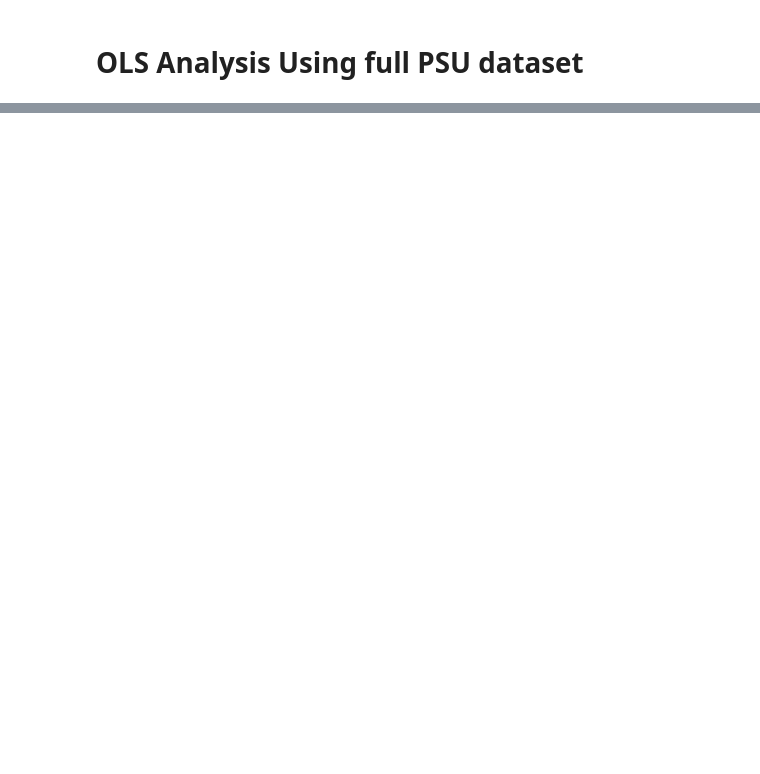
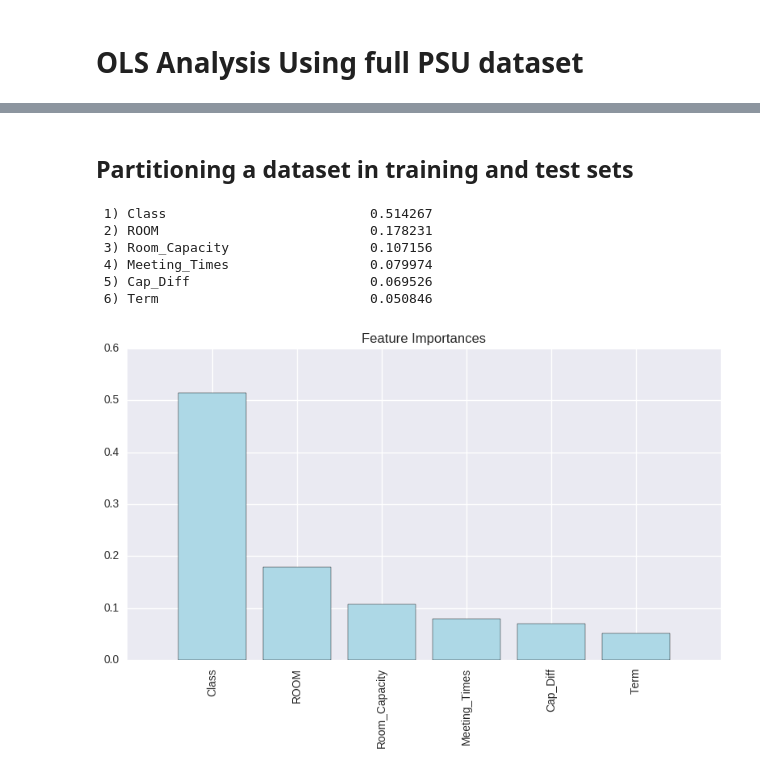
Before and after one commit to saashimi/CPO-datascience, a Jupyter notebook: CPO Datascience - dev-full_dataset-Regression.ipynb, the cells around one changed output, grey strips where cells are left out. Drawn from its saved outputs; the diff is of its cells as text; code cells hidden in the pictures; blank space fills up the shorter version.

```diff
--- a/CPO Datascience - dev-full_dataset-Regression.ipynb
+++ b/CPO Datascience - dev-full_dataset-Regression.ipynb
@@ -137,0 +66,10 @@ NameError: name 'y_true' is not defined
+# %%
+# Map and Enumerate
+
+from sklearn.preprocessing import LabelEncoder
+
+cat_columns = ['Dept', 'Class', 'Meeting_Times', 'ROOM' ]
+
+for column in cat_columns:
+    col_mapping = {label: idx for idx, label in enumerate(np.unique(df_cl['{0}'.format(column)]))}
+    df_cl['{0}'.format(column)] = df_cl['{0}'.format(column)].map(col_mapping)
@@ -137,0 +119,2 @@ NameError: name 'y_true' is not defined
+# %% [markdown]
+## Partitioning a dataset in training and test sets
@@ -137,0 +158,39 @@ NameError: name 'y_true' is not defined
+# %%
+from sklearn.ensemble import RandomForestClassifier
+
+feat_labels = df_cl.columns[1:]
+
+forest = RandomForestClassifier(n_estimators=1000,
+                                random_state=0,
+                                n_jobs=-1)
+
+forest.fit(X_train, y_train)
+importances = forest.feature_importances_
+
+indices = np.argsort(importances)[::-1]
+
+for f in range(X_train.shape[1]):
+    print("%2d) %-*s %f" % (f + 1, 30,
+                            feat_labels[indices[f]],
+                            importances[indices[f]]))
+
+plt.title('Feature Importances')
+plt.bar(range(X_train.shape[1]),
+        importances[indices],
+        color='lightblue',
+        align='center')
+
+plt.xticks(range(X_train.shape[1]),
+           feat_labels[indices], rotation=90)
+plt.xlim([-1, X_train.shape[1]])
+plt.tight_layout()
+#plt.savefig('./random_forest.png', dpi=300)
+plt.show()
+# %% [output]
+ 1) Class                          0.514267
+ 2) ROOM                           0.178231
+ 3) Room_Capacity                  0.107156
+ 4) Meeting_Times                  0.079974
+ 5) Cap_Diff                       0.069526
+ 6) Term                           0.050846
+[figure, added]
```
Also changed, not shown: parts of 6 cells of this notebook, 1 other file.
